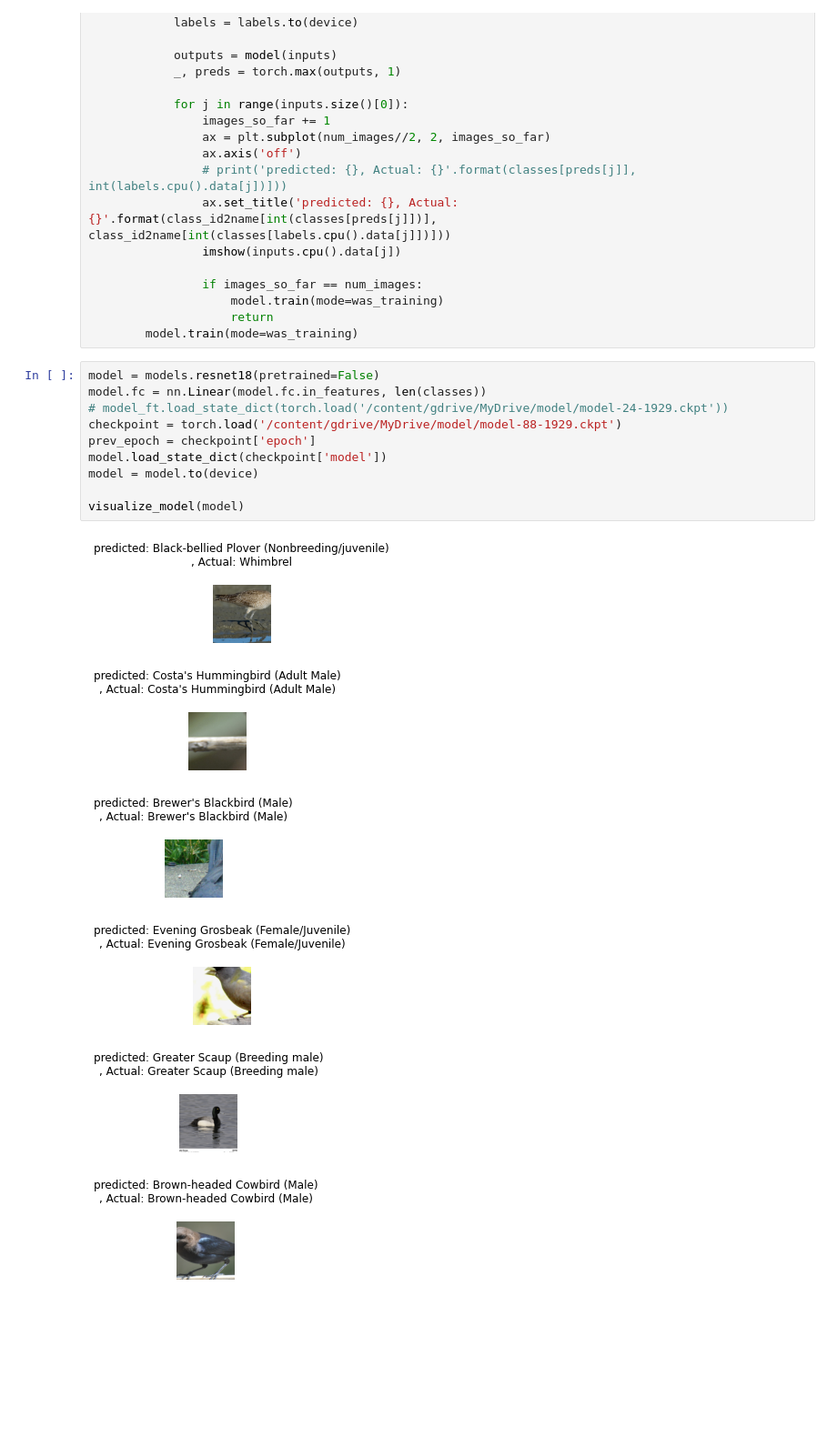
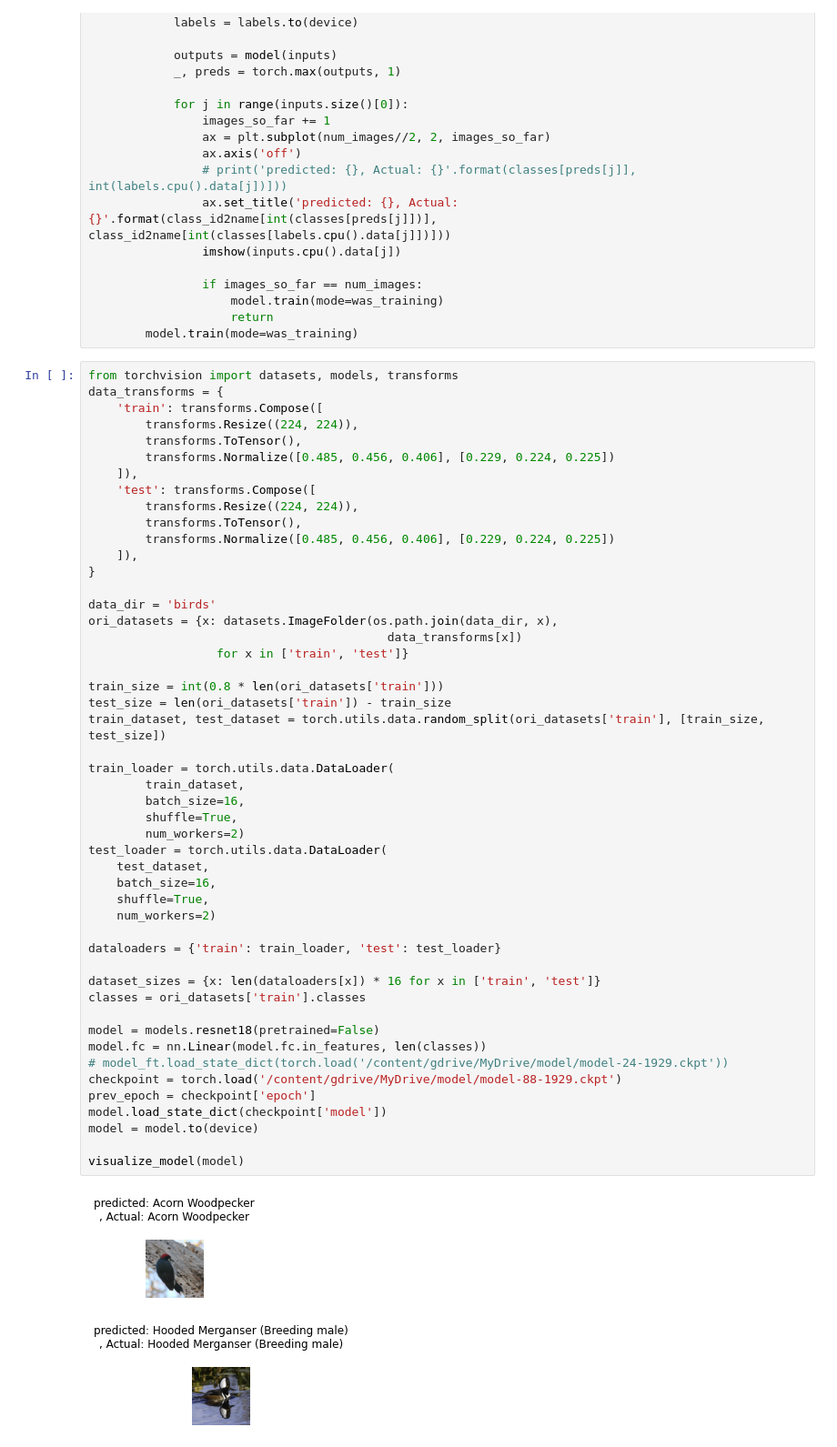
Before and after one commit to rsr3rs/CSE455-bird-classification, a Jupyter notebook: Birds_classfication_using_ResNet18.ipynb, the cells around one changed output. Shown at 91% size. Cells and saved outputs as stored; diff of their text form; blank space fills up the shorter version.

```diff
--- a/Birds_classfication_using_ResNet18.ipynb
+++ b/Birds_classfication_using_ResNet18.ipynb
@@ -211,20 +211,55 @@ def visualize_model(model, num_images=6):
                     model.train(mode=was_training)
                     return
         model.train(mode=was_training)
-# %%
-model = models.resnet18(pretrained=False)
-model.fc = nn.Linear(model.fc.in_features, len(classes))
-# model_ft.load_state_dict(torch.load('/content/gdrive/MyDrive/model/model-24-1929.ckpt'))
-checkpoint = torch.load('/content/gdrive/MyDrive/model/model-88-1929.ckpt')
-prev_epoch = checkpoint['epoch']
-model.load_state_dict(checkpoint['model'])
-model = model.to(device)
-
-visualize_model(model)
-# %% [output]
-[figure, removed]
-[figure, removed]
-[figure, removed]
-[figure, removed]
-[figure, removed]
-[figure, removed]
+# %%
+from torchvision import datasets, models, transforms
+data_transforms = {
+    'train': transforms.Compose([
+        transforms.Resize((224, 224)),
+        transforms.ToTensor(),
+        transforms.Normalize([0.485, 0.456, 0.406], [0.229, 0.224, 0.225])
+    ]),
+    'test': transforms.Compose([
+        transforms.Resize((224, 224)),
+        transforms.ToTensor(),
+        transforms.Normalize([0.485, 0.456, 0.406], [0.229, 0.224, 0.225])
+    ]),
+}
+
+data_dir = 'birds'
+ori_datasets = {x: datasets.ImageFolder(os.path.join(data_dir, x),
+                                          data_transforms[x])
+                  for x in ['train', 'test']}
+
+train_size = int(0.8 * len(ori_datasets['train']))
+test_size = len(ori_datasets['train']) - train_size
+train_dataset, test_dataset = torch.utils.data.random_split(ori_datasets['train'], [train_size, test_size])
+
+train_loader = torch.utils.data.DataLoader(
+        train_dataset,
+        batch_size=16,
+        shuffle=True,
+        num_workers=2)
+test_loader = torch.utils.data.DataLoader(
+    test_dataset,
+    batch_size=16,
+    shuffle=True,
+    num_workers=2)
+
+dataloaders = {'train': train_loader, 'test': test_loader}
+
+dataset_sizes = {x: len(dataloaders[x]) * 16 for x in ['train', 'test']}
+classes = ori_datasets['train'].classes
+
+model = models.resnet18(pretrained=False)
+model.fc = nn.Linear(model.fc.in_features, len(classes))
+# model_ft.load_state_dict(torch.load('/content/gdrive/MyDrive/model/model-24-1929.ckpt'))
+checkpoint = torch.load('/content/gdrive/MyDrive/model/model-88-1929.ckpt')
+prev_epoch = checkpoint['epoch']
+model.load_state_dict(checkpoint['model'])
+model = model.to(device)
+
+visualize_model(model)
+# %% [output]
+[figure, added]
+[figure, added]
```
Also changed, not shown: parts of 1 cell of this notebook.
